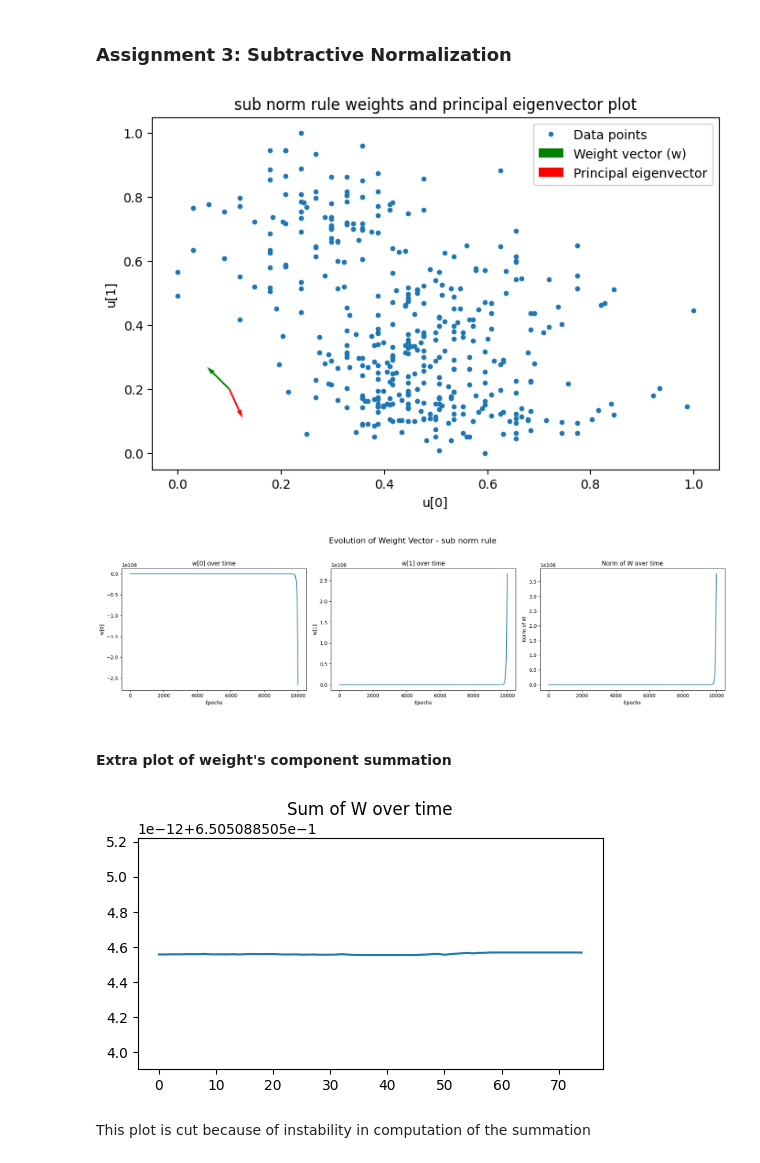
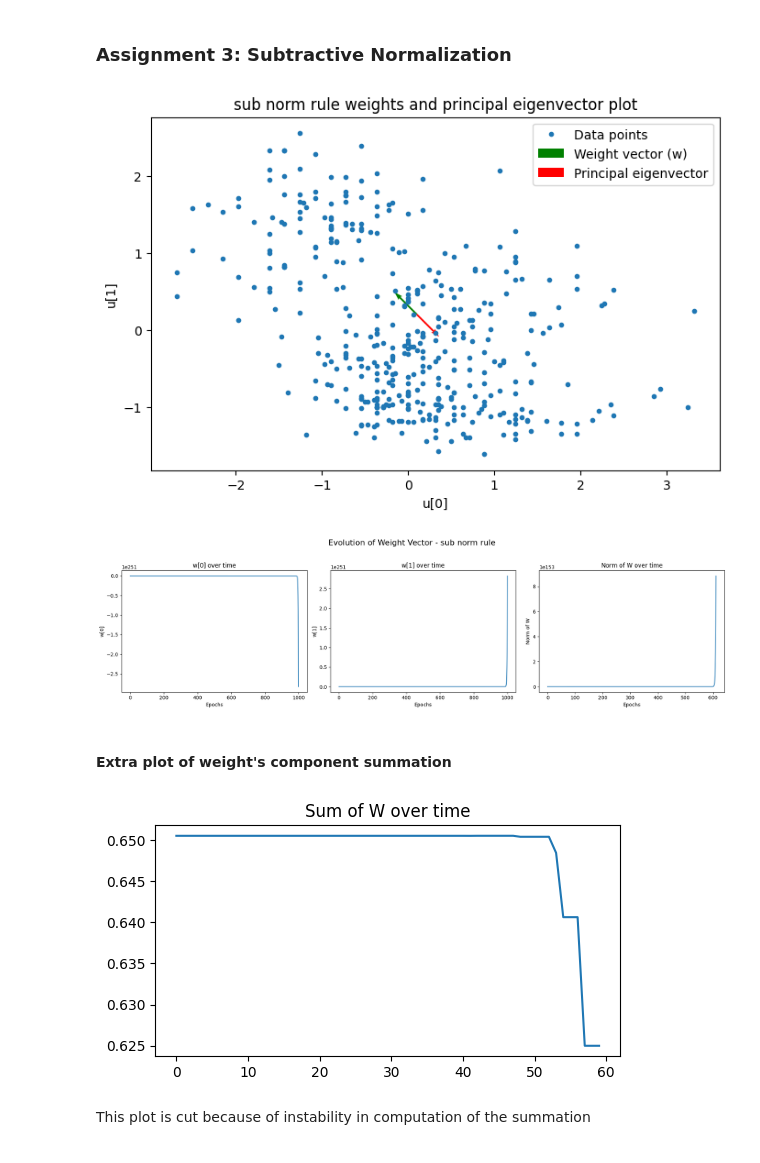
Before and after one commit to francealip/cns_lab, a Jupyter notebook: LAB2_1/hebb_rule.ipynb, the cells around one changed output. Cells and saved outputs as stored; diff of their text form; code cells hidden in the pictures.

```diff
--- a/LAB2_1/hebb_rule.ipynb
+++ b/LAB2_1/hebb_rule.ipynb
@@ -231,8 +180,8 @@ Dataset shape: (2, 406)
 # %% [markdown]
 Rescale the dataset because of too big values affect the training process causing overflows
 # %%
-from sklearn.preprocessing import MinMaxScaler
-scaler = MinMaxScaler()
+from sklearn.preprocessing import StandardScaler
+scaler = StandardScaler()
 u = scaler.fit_transform(u.T).T
 # %%
 plt.figure(figsize=(6,4))
@@ -311,7 +258,7 @@ plot_2(tspan, w_history, "oja_rule", "dataset_2")
 # %% [markdown]
 ### Assignment 3: Subtractive Normalization
 # %%
-epochs = 10000
+epochs = 1000
 lr = 0.001
 delta = 0.00001
 
@@ -320,25 +267,25 @@ save_weights(w_history, "sub_norm_rule", "dataset_2")
 # %%
 plot_1(u, w, p_evec, "sub_norm_rule", "dataset_2")
 # %% [output]
-[figure, old version]
+[figure, new version]
 # %%
 tspan = np.arange(0, convergence, 1)
 plot_2(tspan, w_history, "sub_norm_rule", "dataset_2")
 # %% [output]
-[figure, old version]
+[figure, new version]
 # %% [markdown]
 #### Extra plot of weight's component summation
 # %%
 sum_hist = np.zeros(convergence)
 for i,w in enumerate(w_history):
     sum_hist[i] = w[0] + w[1]
 
 plt.figure(figsize=(6,3))
-plt.plot(tspan[:75], sum_hist[:75])
+plt.plot(tspan[:60], sum_hist[:60])
 plt.title("Sum of W over time")
 plt.show()
 # %% [output]
-[figure, old version]
+[figure, new version]
 # %% [markdown]
 This plot is cut because of instability in computation of the summation
 # %% [markdown]
```
Also changed, not shown: parts of 20 cells of this notebook.
